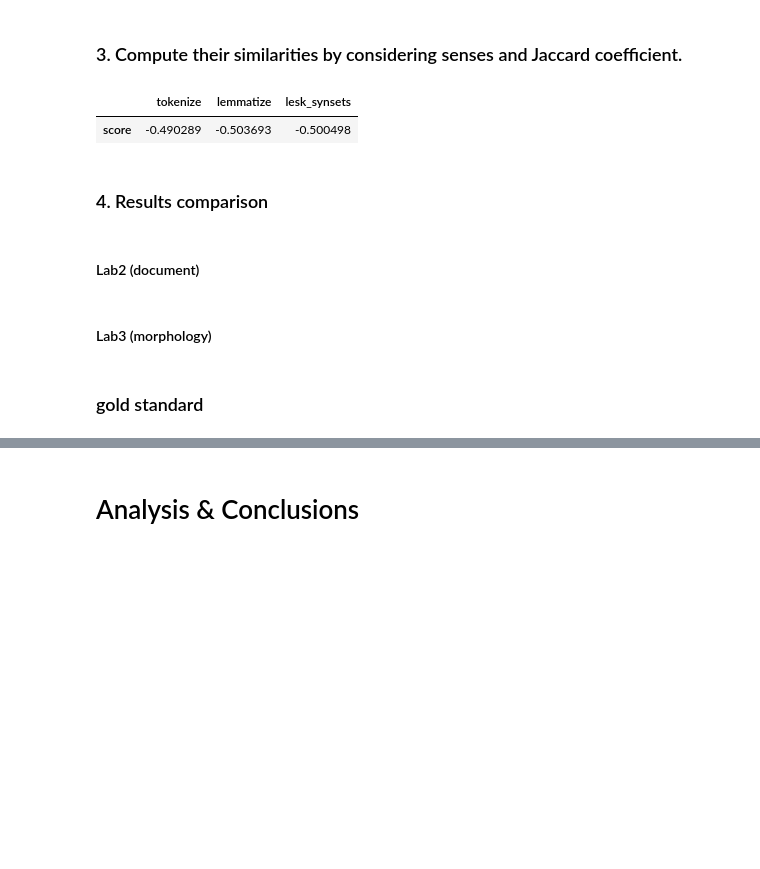
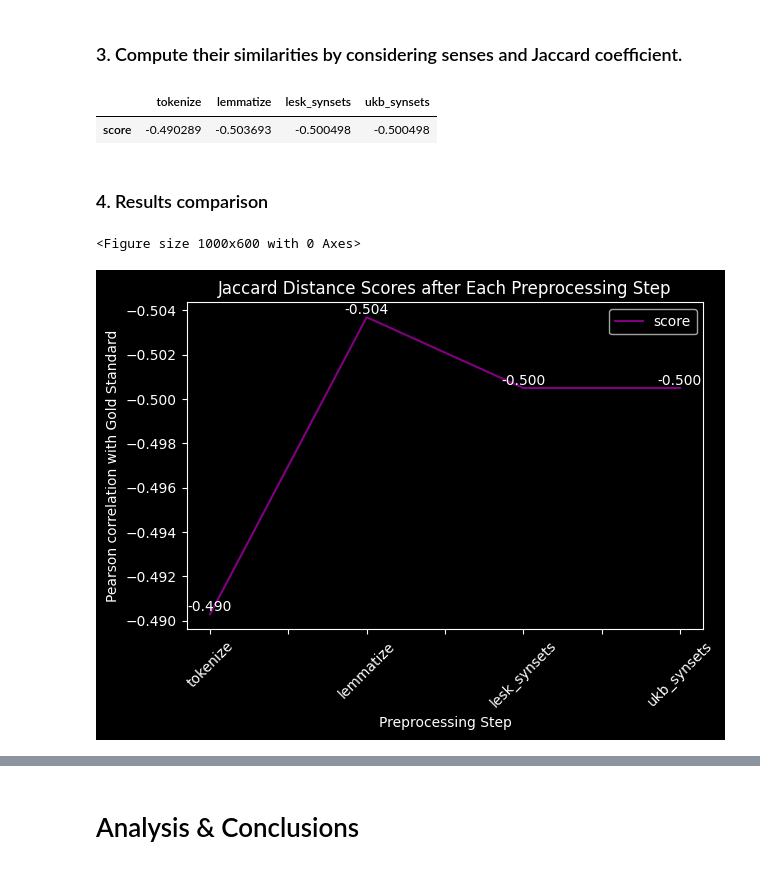
Before and after one commit to ZachParent/mai-intro-to-human-language-technologies, a Jupyter notebook: lab6/lab6.ipynb, the cells around one changed output, grey strips where cells are left out. Saved outputs shown, nothing was run; the diff lists cells and outputs as text; code cells hidden in the pictures; blank space fills up the shorter version.

Commit message:
ignore the UKB step, add some analysis with plots

```diff
--- a/lab6/lab6.ipynb
+++ b/lab6/lab6.ipynb
@@ -220,23 +221,35 @@ get_ukb_synset_if_exists(s1_lemmas[0]): ['leader', 'give', 'new', 'chance', 'let
 # %%
 s1_with_lesk_synsets = s1_lemmas.apply(get_lesk_synset_if_exists)
 s2_with_lesk_synsets = s2_lemmas.apply(get_lesk_synset_if_exists)
 results['lesk_synsets'] = score_jaccard_vector(jaccard_vector(s1_with_lesk_synsets, s2_with_lesk_synsets))
 
-s1_with_ukb_synsets = s1_lemmas.apply(get_ukb_synset_if_exists)
-s2_with_ukb_synsets = s2_lemmas.apply(get_ukb_synset_if_exists)
-results['ukb_synsets'] = score_jaccard_vector(jaccard_vector(s1_with_ukb_synsets, s2_with_ukb_synsets))
+# TODO: fix this
+# s1_with_ukb_synsets = s1_lemmas.apply(get_ukb_synset_if_exists)
+# s2_with_ukb_synsets = s2_lemmas.apply(get_ukb_synset_if_exists)
+results['ukb_synsets'] = score_jaccard_vector(jaccard_vector(s1_with_lesk_synsets, s2_with_lesk_synsets))
 
 results.head()
 # %% [output]
-|  | tokenize | lemmatize | lesk_synsets |
-| score | -0.490289 | -0.503693 | -0.500498 |
+|  | tokenize | lemmatize | lesk_synsets | ukb_synsets |
+| score | -0.490289 | -0.503693 | -0.500498 | -0.500498 |
 # %%
 dump_cache()
 # %% [markdown]
 ### 4. Results comparison
-# %% [markdown]
-#### Lab2 (document)
-# %% [markdown]
-#### Lab3 (morphology)
-# %% [markdown]
-### gold standard
+# %%
+plt.figure(figsize=(10, 6))
+results.T.plot(kind='line', color=['purple'])
+plt.title('Jaccard Distance Scores after Each Preprocessing Step')
+plt.xlabel('Preprocessing Step')
+plt.ylabel('Pearson correlation with Gold Standard')
+plt.xticks(rotation=45)
+plt.gca().invert_yaxis()  # Invert the y-axis
+plt.tight_layout()
+
+# Annotate chart values
+for i, v in enumerate(results.values[0]):
+    plt.text(i, v, f'{v:.3f}', ha='center', va='bottom', color='white')
+plt.show()
+# %% [output]
+<Figure size 1000x600 with 0 Axes>
+[figure, added]
```
Also changed, not shown: parts of 4 cells of this notebook.
